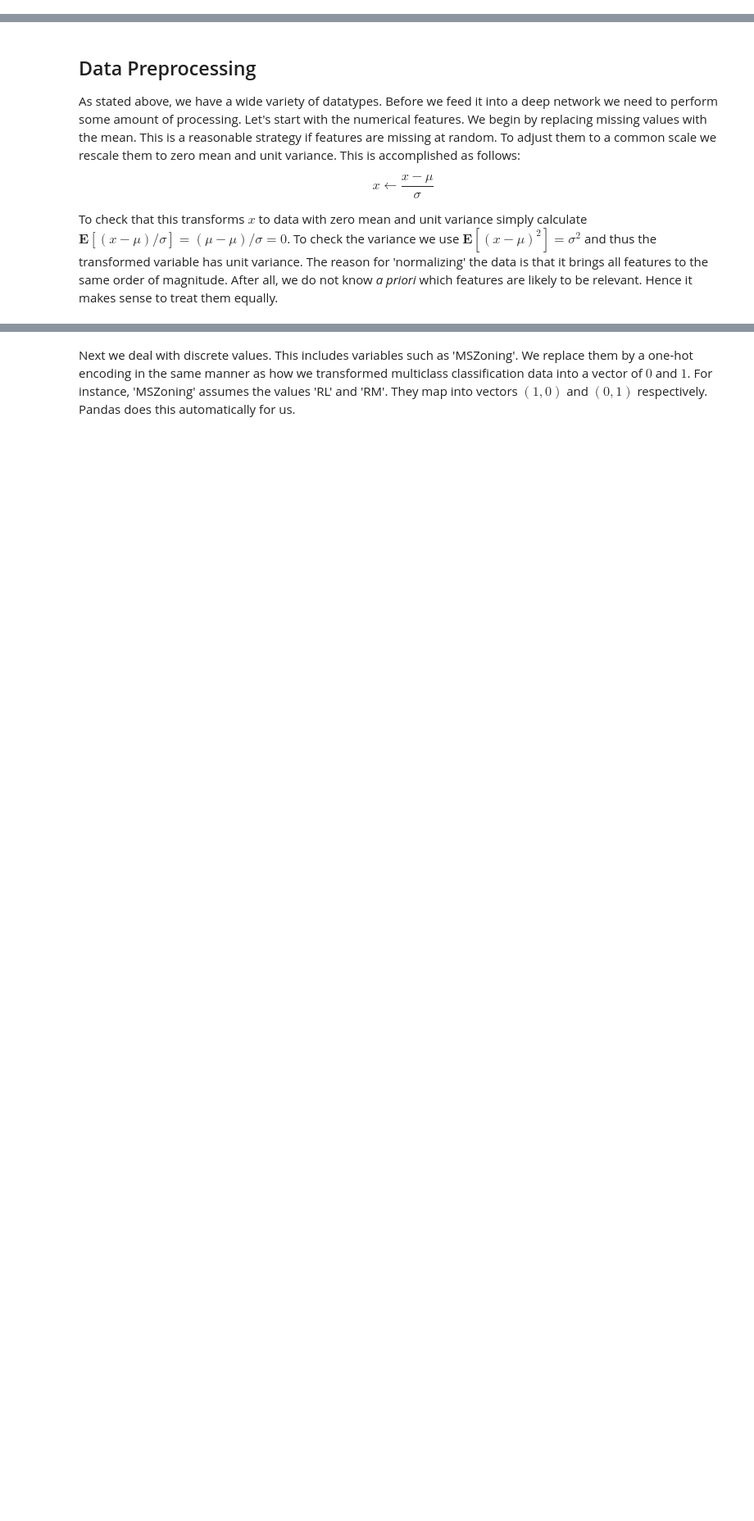
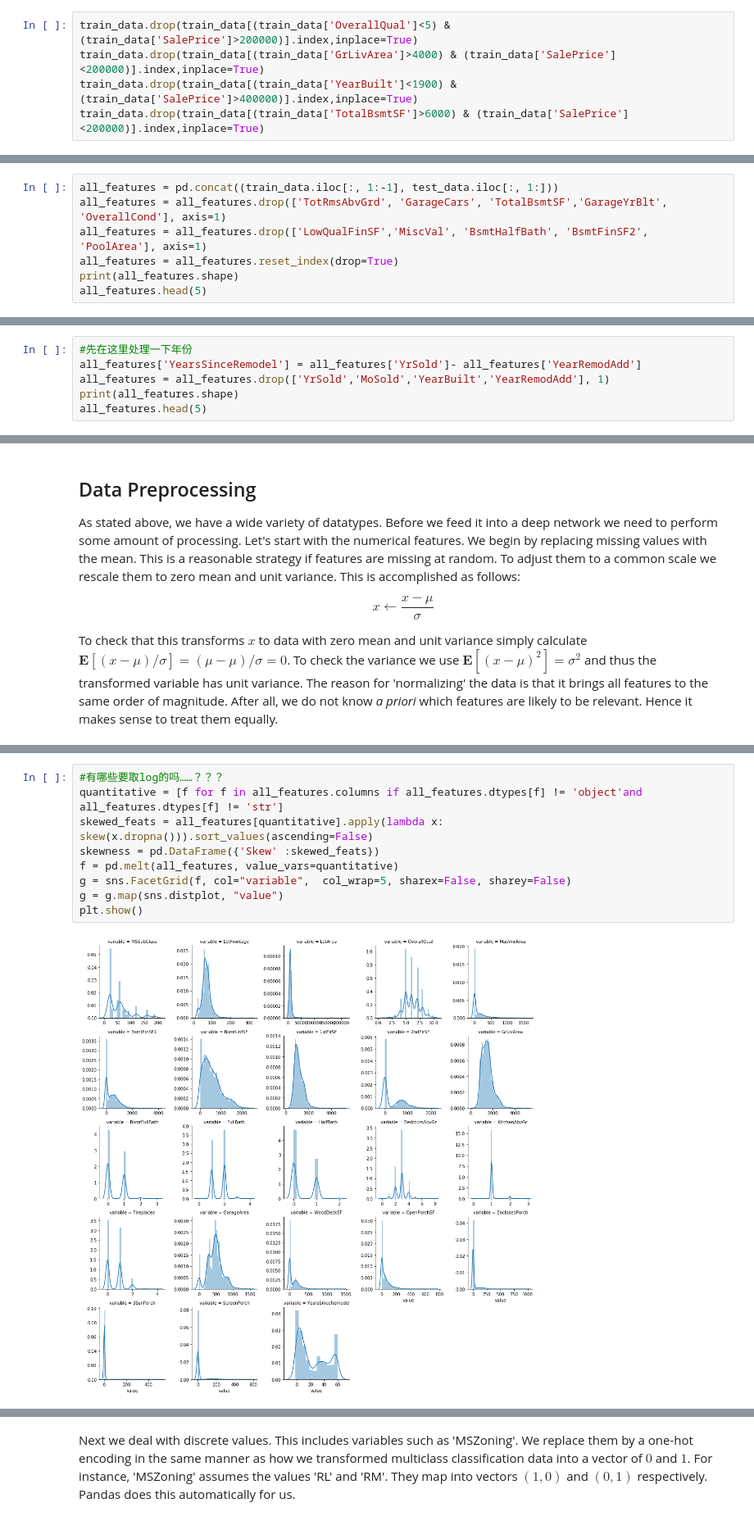
Before and after one commit to zhiming-xu/STAT157, a Jupyter notebook: homework4.ipynb, the cells around one changed output, grey strips where cells are left out. Shown at 82% size. Saved outputs shown, nothing was run; the diff lists cells and outputs as text; blank space fills up the shorter version.

```diff
--- a/homework4.ipynb
+++ b/homework4.ipynb
@@ -41,6 +56,11 @@ utils.download('https://github.com/d2l-ai/d2l-en/raw/master/data/kaggle_house_pr
 utils.download('https://github.com/d2l-ai/d2l-en/raw/master/data/kaggle_house_pred_test.csv')
 train_data = pd.read_csv('kaggle_house_pred_train.csv')
 test_data = pd.read_csv('kaggle_house_pred_test.csv')
+# %%
+train_data.drop(train_data[(train_data['OverallQual']<5) & (train_data['SalePrice']>200000)].index,inplace=True)
+train_data.drop(train_data[(train_data['GrLivArea']>4000) & (train_data['SalePrice']<200000)].index,inplace=True)
+train_data.drop(train_data[(train_data['YearBuilt']<1900) & (train_data['SalePrice']>400000)].index,inplace=True)
+train_data.drop(train_data[(train_data['TotalBsmtSF']>6000) & (train_data['SalePrice']<200000)].index,inplace=True)
 # %% [markdown]
 The training data set includes 1,460 examples, 80 features, and 1 label., the test data contains 1,459 examples and 80 features.
 # %%
@@ -65,0 +119,7 @@ all_features = pd.concat((train_data.iloc[:, 1:-1], test_data.iloc[:, 1:]))
+# %%
+all_features = pd.concat((train_data.iloc[:, 1:-1], test_data.iloc[:, 1:]))
+all_features = all_features.drop(['TotRmsAbvGrd', 'GarageCars', 'TotalBsmtSF','GarageYrBlt', 'OverallCond'], axis=1)
+all_features = all_features.drop(['LowQualFinSF','MiscVal', 'BsmtHalfBath', 'BsmtFinSF2', 'PoolArea'], axis=1)
+all_features = all_features.reset_index(drop=True)
+print(all_features.shape)
+all_features.head(5)
@@ -65,0 +136,6 @@ all_features = pd.concat((train_data.iloc[:, 1:-1], test_data.iloc[:, 1:]))
+# %%
+#先在这里处理一下年份
+all_features['YearsSinceRemodel'] = all_features['YrSold']- all_features['YearRemodAdd']
+all_features = all_features.drop(['YrSold','MoSold','YearBuilt','YearRemodAdd'], 1)
+print(all_features.shape)
+all_features.head(5)
@@ -73,0 +342,11 @@ To check that this transforms $x$ to data with zero mean and unit variance simpl
+# %%
+#有哪些要取log的吗……？？？
+quantitative = [f for f in all_features.columns if all_features.dtypes[f] != 'object'and all_features.dtypes[f] != 'str']
+skewed_feats = all_features[quantitative].apply(lambda x: skew(x.dropna())).sort_values(ascending=False)
+skewness = pd.DataFrame({'Skew' :skewed_feats})
+f = pd.melt(all_features, value_vars=quantitative)
+g = sns.FacetGrid(f, col="variable",  col_wrap=5, sharex=False, sharey=False)
+g = g.map(sns.distplot, "value")
+plt.show()
+# %% [output]
+[figure, added]
```
Also changed, not shown: parts of 59 cells of this notebook, 1 other file.
